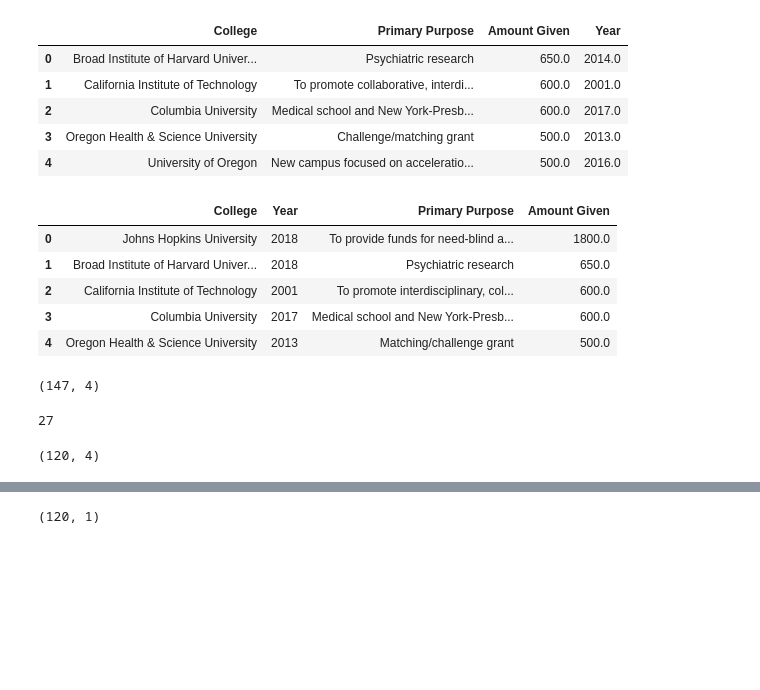
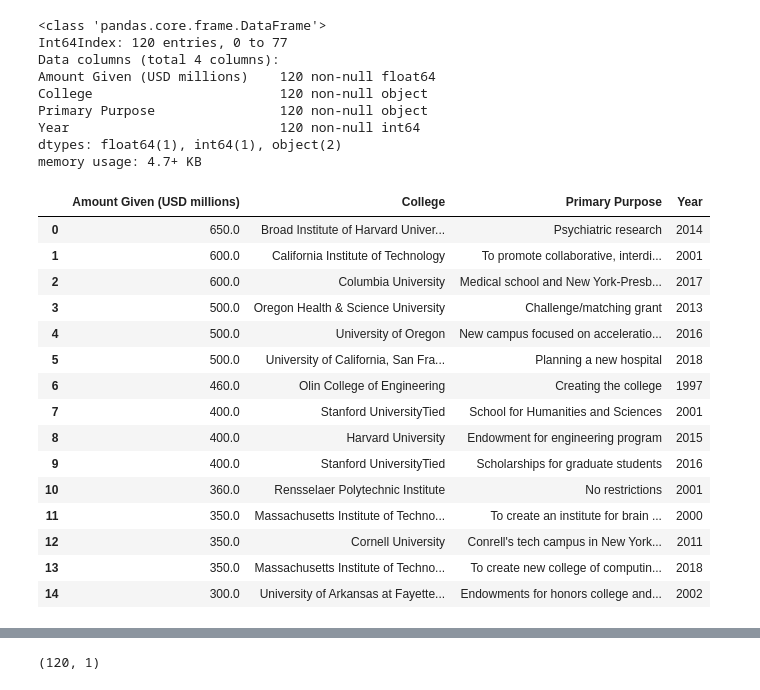
Before and after one commit to hgamit/datastuff, a Jupyter notebook: fundraising/DonorsTop.ipynb, the cells around one changed output, grey strips where cells are left out. Drawn from its saved outputs; the diff is of its cells as text; code cells hidden in the pictures; blank space fills up the shorter version.

```diff
--- a/fundraising/DonorsTop.ipynb
+++ b/fundraising/DonorsTop.ipynb
@@ -19,10 +19,8 @@ import operator
 warnings.filterwarnings("ignore")
 init_notebook_mode(connected=True)
 
-path = "./"
-
 from pandas import ExcelWriter
 from pandas import ExcelFile
 
-df = pd.read_excel('higherEd.xlsx', sheetname='Largest gift by college')
-dftop = pd.read_excel('higherEd.xlsx', sheetname='Gifts over 50M USD')
+df = pd.read_excel('./input/higherEd.xlsx', sheetname='Largest gift by college')
+dftop = pd.read_excel('./input/higherEd.xlsx', sheetname='Gifts over 50M USD')
@@ -50,37 +27,38 @@ nans = lambda df: df[df.isnull().any(axis=1)]
 # %%
-df['Amount Given'] = (df['Amount Given'].astype(float)/1000000).astype(float)
-df['Year'] = (df['Year Given'].astype(float))
-df = df.drop(['Year Given'], axis=1)
-df.head()
+df['Amount Given (USD millions)'] = (df['Amount Given'].astype(float)/1000000).astype(float)
+df['Year'] = (df['Year Given'].astype(int))
+df = df.drop(['Year Given', 'Amount Given'], axis=1)
+
+dftop['Amount Given (USD millions)'] = (dftop['Amount Given'].astype(float)/1000000).astype(float)
+dftop = dftop.drop(['Amount Given'], axis=1)
+
+result = df.append([dftop])
+result = result.drop_duplicates()
+result.info()
+result.head(n=15)
 # %% [output]
+<class 'pandas.core.frame.DataFrame'>
+Int64Index: 120 entries, 0 to 77
+Data columns (total 4 columns):
+Amount Given (USD millions)    120 non-null float64
+College                        120 non-null object
+Primary Purpose                120 non-null object
+Year                           120 non-null int64
+dtypes: float64(1), int64(1), object(2)
+memory usage: 4.7+ KB
-|  | College | Primary Purpose | Amount Given | Year |
-| 0 | Broad Institute of Harvard Univer... | Psychiatric research | 650.0 | 2014.0 |
-| 1 | California Institute of Technology | To promote collaborative, interdi... | 600.0 | 2001.0 |
-| 2 | Columbia University | Medical school and New York-Presb... | 600.0 | 2017.0 |
-| 3 | Oregon Health & Science University | Challenge/matching grant | 500.0 | 2013.0 |
-| 4 | University of Oregon | New campus focused on acceleratio... | 500.0 | 2016.0 |
+|  | Amount Given (USD millions) | College | Primary Purpose | Year |
+| 0 | 650.0 | Broad Institute of Harvard Univer... | Psychiatric research | 2014 |
+| 1 | 600.0 | California Institute of Technology | To promote collaborative, interdi... | 2001 |
+| 2 | 600.0 | Columbia University | Medical school and New York-Presb... | 2017 |
+| 3 | 500.0 | Oregon Health & Science University | Challenge/matching grant | 2013 |
+| 4 | 500.0 | University of Oregon | New campus focused on acceleratio... | 2016 |
+| 5 | 500.0 | University of California, San Fra... | Planning a new hospital | 2018 |
+| 6 | 460.0 | Olin College of Engineering | Creating the college | 1997 |
+| 7 | 400.0 | Stanford UniversityTied | School for Humanities and Sciences | 2001 |
+| 8 | 400.0 | Harvard University | Endowment for engineering program | 2015 |
+| 9 | 400.0 | Stanford UniversityTied | Scholarships for graduate students | 2016 |
+| 10 | 360.0 | Rensselaer Polytechnic Institute | No restrictions | 2001 |
+| 11 | 350.0 | Massachusetts Institute of Techno... | To create an institute for brain ... | 2000 |
+| 12 | 350.0 | Cornell University | Conrell's tech campus in New York... | 2011 |
+| 13 | 350.0 | Massachusetts Institute of Techno... | To create new college of computin... | 2018 |
+| 14 | 300.0 | University of Arkansas at Fayette... | Endowments for honors college and... | 2002 |
-# %%
-dftop['Amount Given'] = (dftop['Amount Given'].astype(float)/1000000).astype(float)
-dftop.head()
-# %% [output]
-|  | College | Year | Primary Purpose | Amount Given |
-| 0 | Johns Hopkins University | 2018 | To provide funds for need-blind a... | 1800.0 |
-| 1 | Broad Institute of Harvard Univer... | 2018 | Psychiatric research | 650.0 |
-| 2 | California Institute of Technology | 2001 | To promote interdisciplinary, col... | 600.0 |
-| 3 | Columbia University | 2017 | Medical school and New York-Presb... | 600.0 |
-| 4 | Oregon Health & Science University | 2013 | Matching/challenge grant | 500.0 |
-# %%
-result = df.append([dftop])
-result.shape
-# %% [output]
-(147, 4)
-# %%
-result.duplicated().sum()
-#result[result.duplicated(['College','Year', 'Amount Given', 'Primary Purpose'], keep=False)].shape
-# %% [output]
-27
-# %%
-result = result.drop_duplicates()
-result.shape
-# %% [output]
-(120, 4)
```
Also changed, not shown: parts of 11 cells of this notebook, 3 other files.
